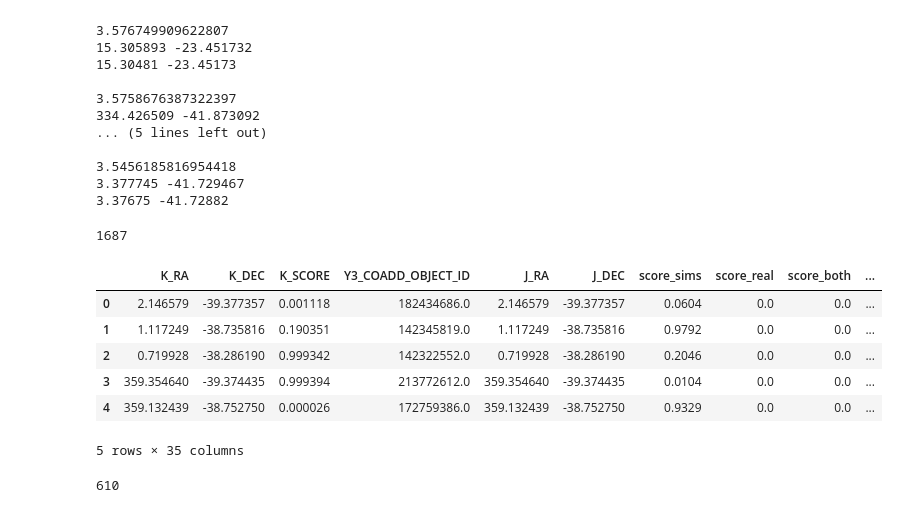
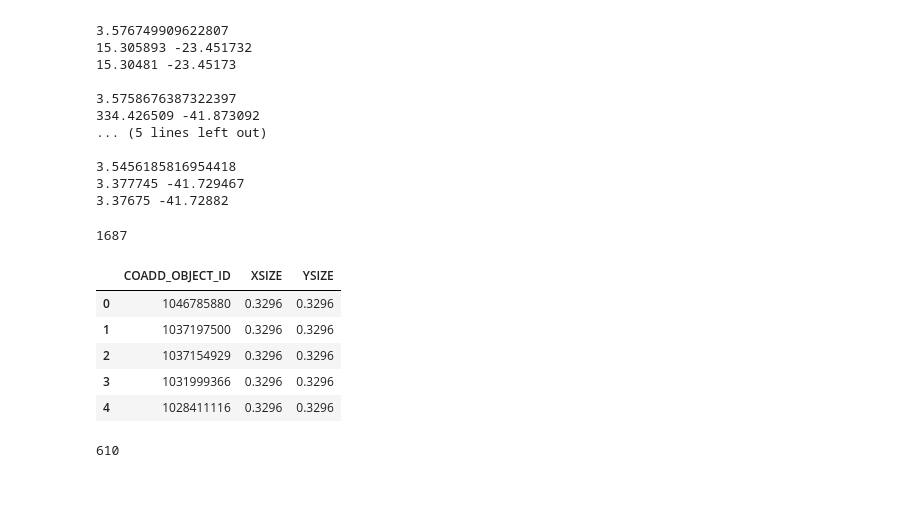
Before and after one commit to JimenaGonzalez/Citizen_science_project, a Jupyter notebook: Intersection/Getting_previous_lenses.ipynb, the cells around one changed output. Drawn from its saved outputs; the diff is of its cells as text; code cells hidden in the pictures.

```diff
--- a/Intersection/Getting_previous_lenses.ipynb
+++ b/Intersection/Getting_previous_lenses.ipynb
@@ -114,34 +114,37 @@ for i in range(len(top_n_rows)):
 # %%
 #Updating the in sled to a closer correspondence:
 
 sled_data = pd.read_csv('data/SLED_database.csv')
 sled_data = sled_data[sled_data['flag'] != 'CONTAMINANT']
 sled_data = sled_data.reset_index(drop=True)
 
 size = 0.0005 # 0.00028, very small
 
 ra1, dec1 = data['G_RA'], data['G_DEC']
 ra2, dec2 = sled_data['ra'], sled_data['dec']
 matches = smatch.match(ra1, dec1, size, ra2, dec2, nside=32, maxmatch=1) #0.0024
 
 data_tmp_sled = pd.DataFrame()
 for i in tqdm(range(len(matches))):
     point = pd.concat( (data.iloc[matches[i][0]], sled_data.iloc[matches[i][1]]), axis=0)
     data_tmp_sled = data_tmp_sled.append(point, ignore_index=True)
 
 print(len(data_tmp_sled))
-#data_tmp_sled.to_csv('data/in_sled2_coadd_ids.csv', index=False)
+data_tmp_sled = data_tmp_sled.astype({'COADD_OBJECT_ID': int})
+new_data = pd.DataFrame(data_tmp_sled['COADD_OBJECT_ID'], columns=['COADD_OBJECT_ID'])
+new_data['XSIZE'] = 0.3296
+new_data['YSIZE'] = 0.3296
+new_data.to_csv('data/in_sled2_coadd_ids.csv', index=False)
 #data_tmp_sled.to_csv('data/in_sled2.csv', index=False)
-data_tmp_sled.head()
+new_data.head()
 # %% [output]
 1687
-|  | K_RA | K_DEC | K_SCORE | Y3_COADD_OBJECT_ID | J_RA | J_DEC | score_sims | score_real | score_both | ... |
-| 0 | 2.146579 | -39.377357 | 0.001118 | 182434686.0 | 2.146579 | -39.377357 | 0.0604 | 0.0 | 0.0 | ... |
-| 1 | 1.117249 | -38.735816 | 0.190351 | 142345819.0 | 1.117249 | -38.735816 | 0.9792 | 0.0 | 0.0 | ... |
-| 2 | 0.719928 | -38.286190 | 0.999342 | 142322552.0 | 0.719928 | -38.286190 | 0.2046 | 0.0 | 0.0 | ... |
-| 3 | 359.354640 | -39.374435 | 0.999394 | 213772612.0 | 359.354640 | -39.374435 | 0.0104 | 0.0 | 0.0 | ... |
-| 4 | 359.132439 | -38.752750 | 0.000026 | 172759386.0 | 359.132439 | -38.752750 | 0.9329 | 0.0 | 0.0 | ... |
+|  | COADD_OBJECT_ID | XSIZE | YSIZE |
+| 0 | 1046785880 | 0.3296 | 0.3296 |
+| 1 | 1037197500 | 0.3296 | 0.3296 |
+| 2 | 1037154929 | 0.3296 | 0.3296 |
+| 3 | 1031999366 | 0.3296 | 0.3296 |
+| 4 | 1028411116 | 0.3296 | 0.3296 |
-5 rows × 35 columns
 # %%
 #Lenses in Jacobs:
 pattern = r'\b2019ApJS..243...17J\b'
```
Also changed, not shown: 3 other files.
